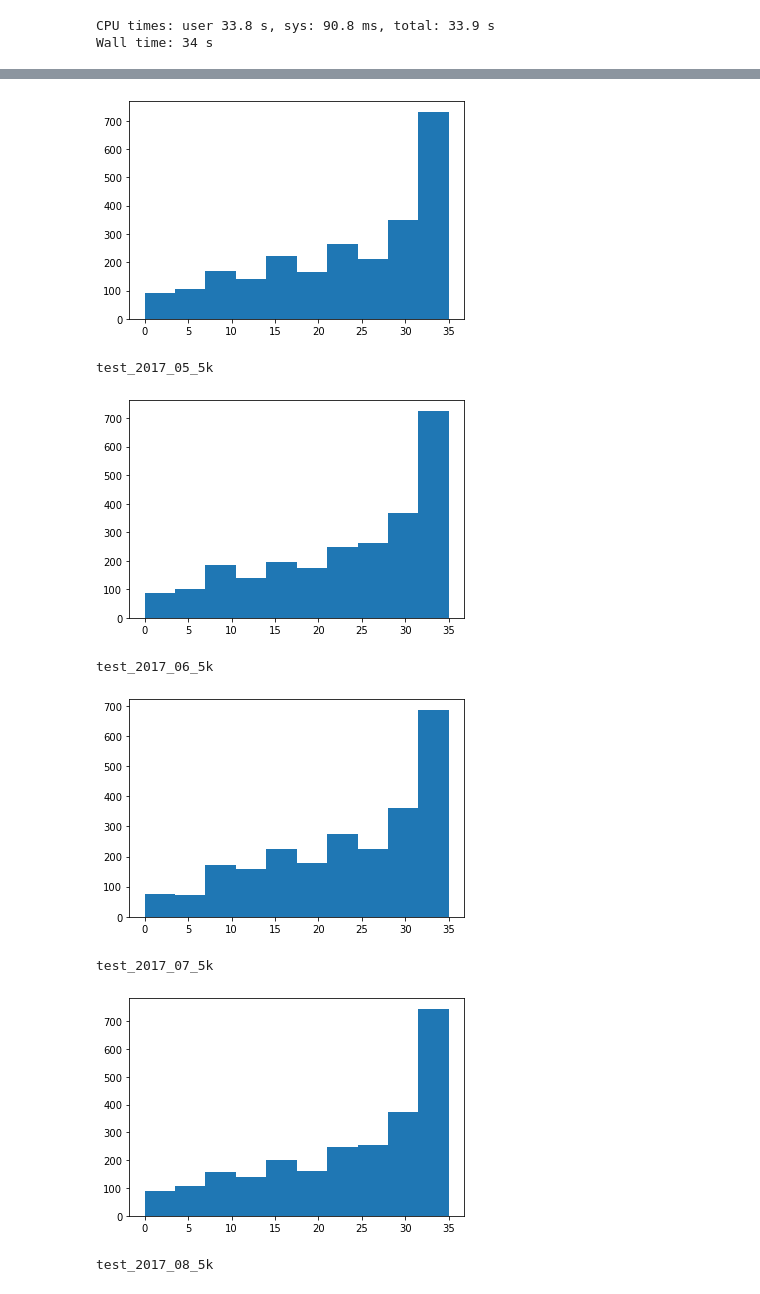
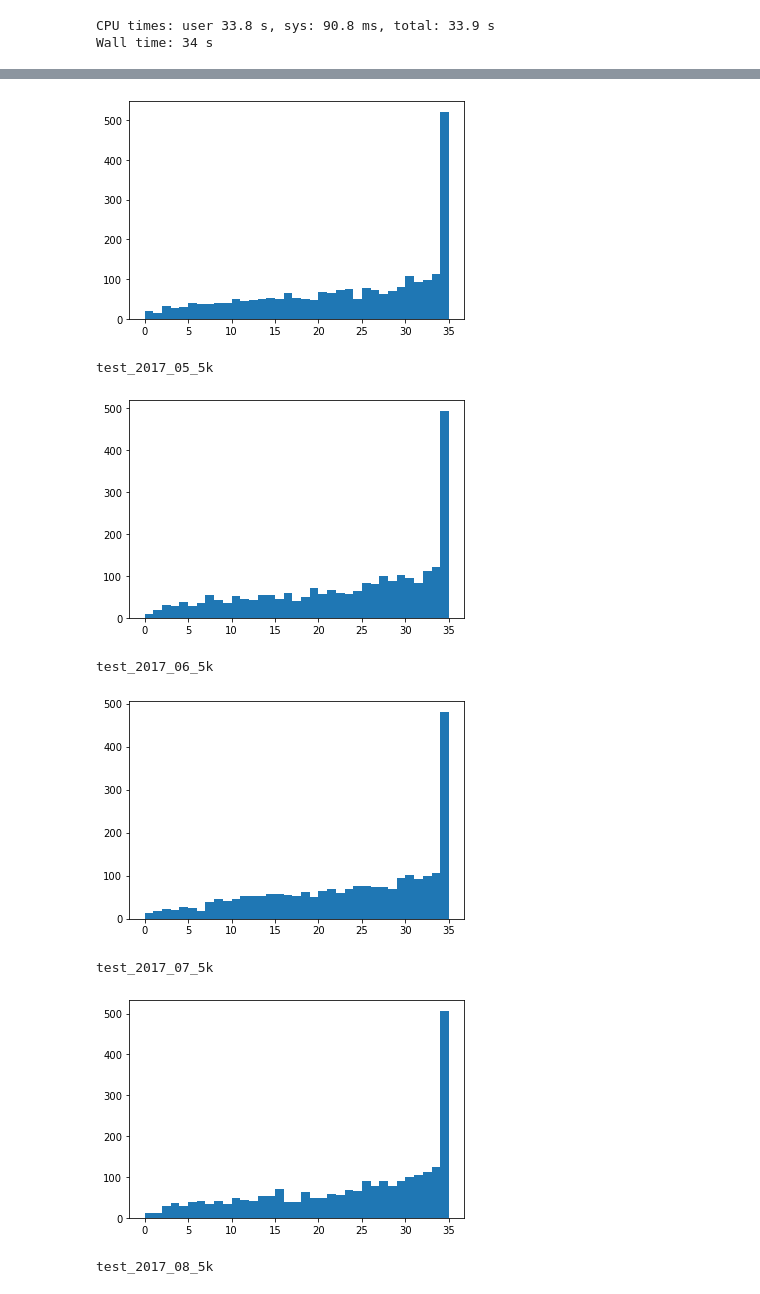
Before and after one commit to paul-rottger/gab-language-change, a Jupyter notebook: 4_evaluation/classification/classification_error_analysis.ipynb, the cells around one changed output, grey strips where cells are left out. Drawn from its saved outputs; the diff is of its cells as text; code cells hidden in the pictures.

```diff
--- a/4_evaluation/classification/classification_error_analysis.ipynb
+++ b/4_evaluation/classification/classification_error_analysis.ipynb
@@ -74,11 +74,11 @@ for test_month in sorted(test_sets):
 CPU times: user 33.8 s, sys: 90.8 ms, total: 33.9 s
 Wall time: 34 s
 # %%
-TOP_N = 1
+TOP_N = 5
 
 for test_month in sorted(analysis_dict):
     print(test_month.upper(), "\n")
-    output_df = analysis_dict[test_month].sort_values("n_correct").head(TOP_N).copy()
+    output_df = analysis_dict[test_month].sort_values("n_correct").tail(TOP_N).copy()
     for index, row in output_df.iterrows():
         print(row.label.upper())
         print(row.clean_text, "\n")
@@ -104,7 +124,7 @@ She doesn't want to bend the knee.
 # %%
 for test_month in sorted(analysis_dict):
     print(test_month)
-    plt.hist(analysis_dict[test_month].n_correct)
+    plt.hist(analysis_dict[test_month].n_correct, bins=35)
     plt.show()
     print()
 # %% [output]
@@ -113,9 +133,9 @@ test_2017_03_5k
 test_2017_04_5k
-[figure, old version]
+[figure, new version]
 test_2017_05_5k
-[figure, old version]
+[figure, new version]
 test_2017_06_5k
-[figure, old version]
+[figure, new version]
 test_2017_07_5k
-[figure, old version]
+[figure, new version]
 test_2017_08_5k
```
Also changed, not shown: parts of 3 cells of this notebook, 5 other files.
